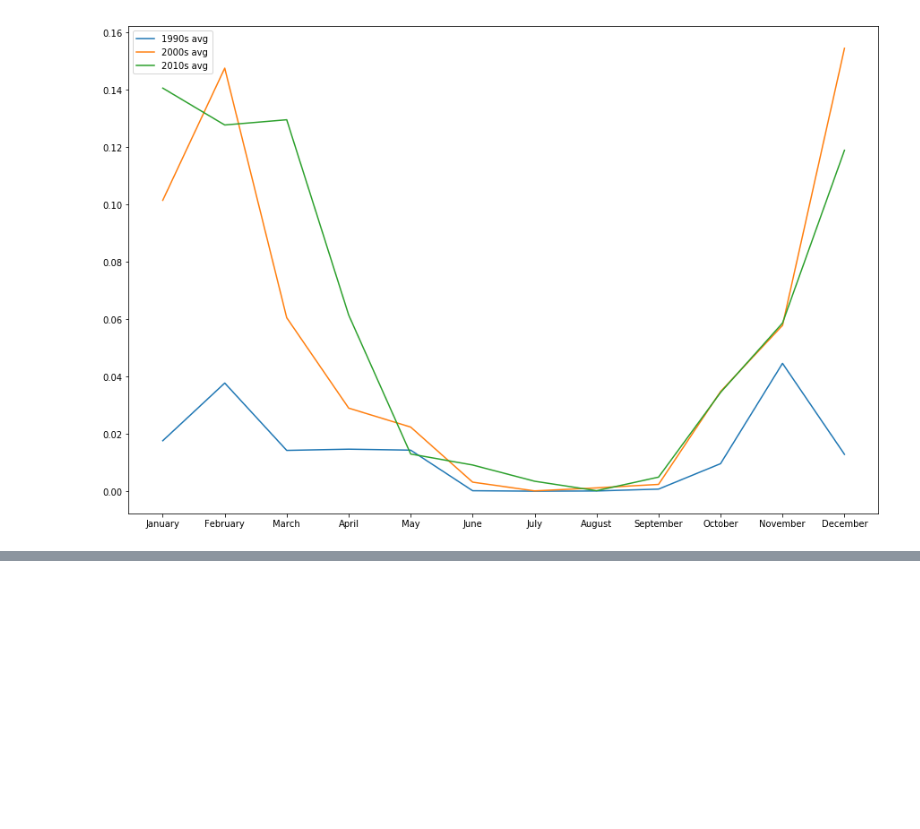
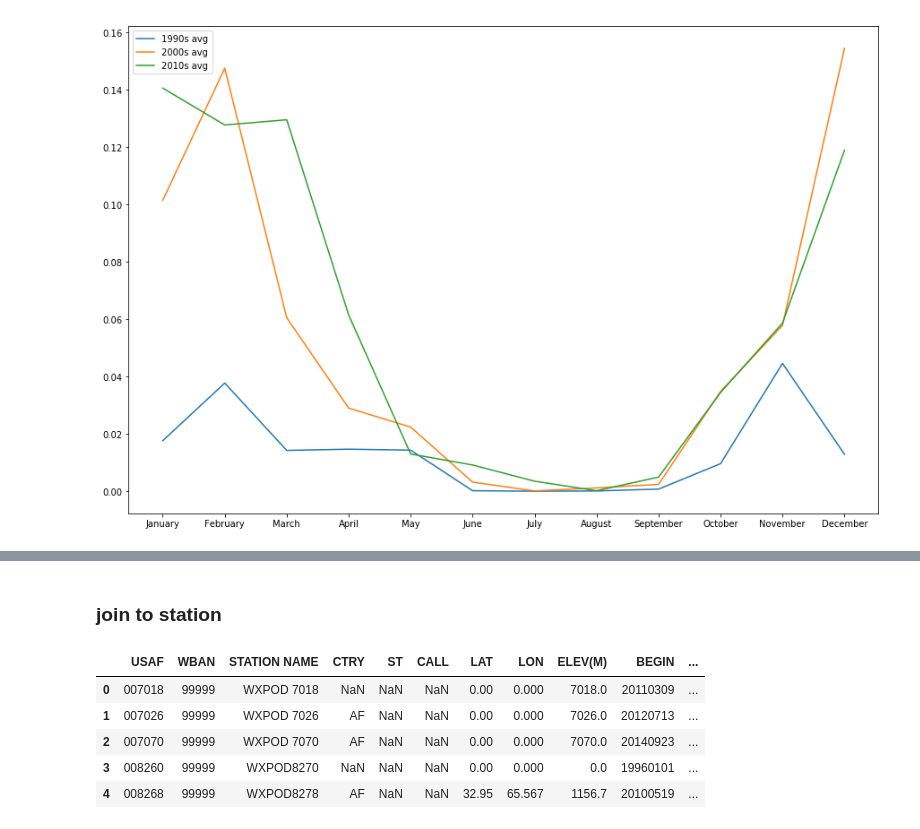
Before and after one commit to cody-joe-gilbert/SU19Hadoop, a Jupyter notebook: weather/Visualise Napa.ipynb, the cells around one changed output, grey strips where cells are left out. Drawn from its saved outputs; the diff is of its cells as text; code cells hidden in the pictures; blank space fills up the shorter version.

```diff
--- a/weather/Visualise Napa.ipynb
+++ b/weather/Visualise Napa.ipynb
@@ -172,0 +201,12 @@ plt.show()
+# %% [markdown]
+### join to station
+# %%
+df_station = pd.read_fwf('../data/weather/station_ids.txt')
+df_station.head()
+# %% [output]
+|  | USAF | WBAN | STATION NAME | CTRY | ST | CALL | LAT | LON | ELEV(M) | BEGIN | ... |
+| 0 | 007018 | 99999 | WXPOD 7018 | NaN | NaN | NaN | 0.00 | 0.000 | 7018.0 | 20110309 | ... |
+| 1 | 007026 | 99999 | WXPOD 7026 | AF | NaN | NaN | 0.00 | 0.000 | 7026.0 | 20120713 | ... |
+| 2 | 007070 | 99999 | WXPOD 7070 | AF | NaN | NaN | 0.00 | 0.000 | 7070.0 | 20140923 | ... |
+| 3 | 008260 | 99999 | WXPOD8270 | NaN | NaN | NaN | 0.00 | 0.000 | 0.0 | 19960101 | ... |
+| 4 | 008268 | 99999 | WXPOD8278 | AF | NaN | NaN | 32.95 | 65.567 | 1156.7 | 20100519 | ... |
```
Also changed, not shown: parts of 12 cells of this notebook, 2 other files.
